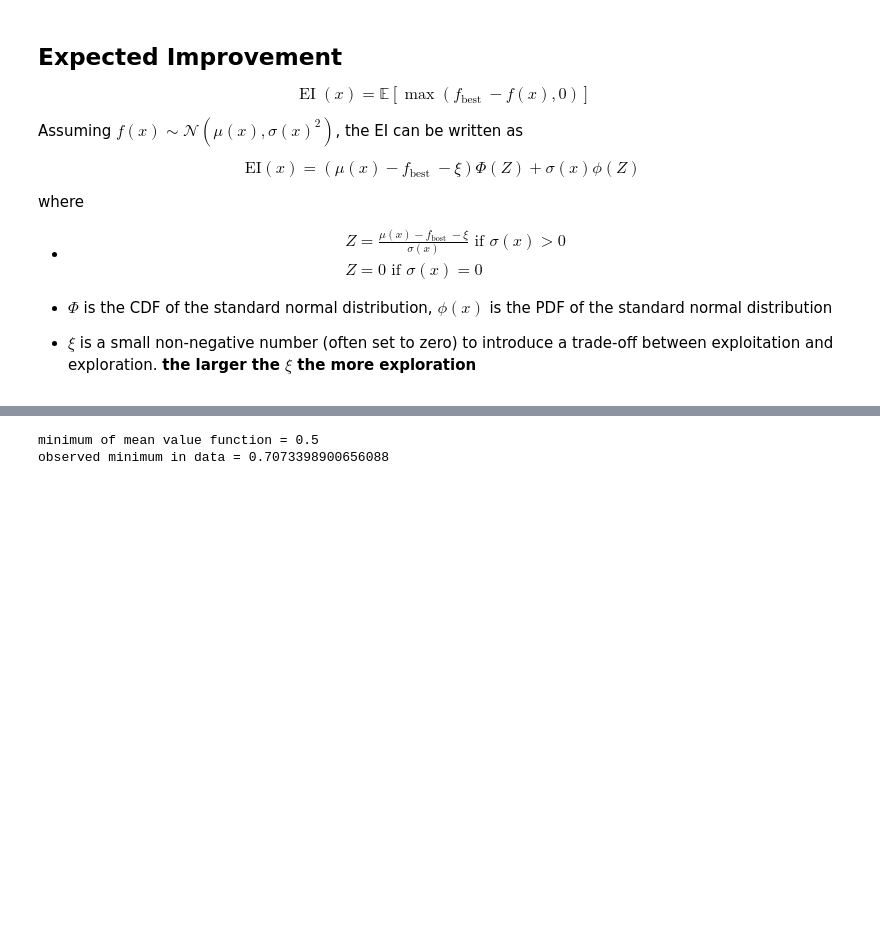
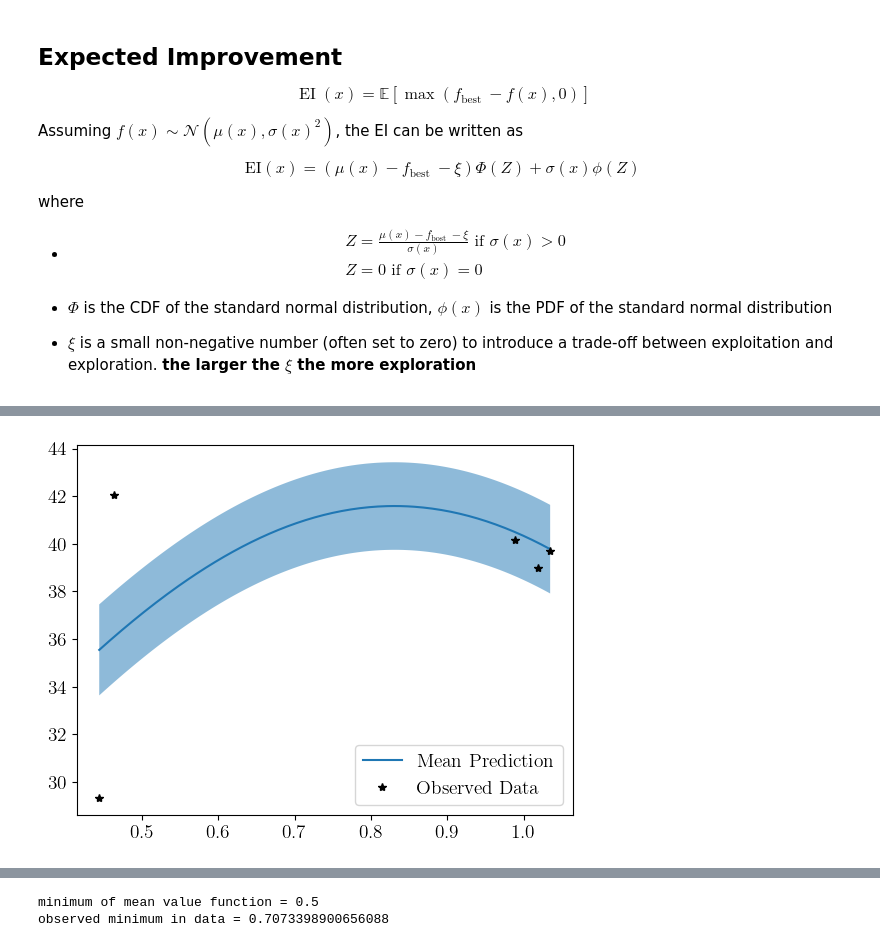
Before and after one commit to AliAlkadhim/Pythia8_SBI_Tune, a Jupyter notebook: code/BayesOpt/GPytorch_Tune_a.ipynb, the cells around one changed output, grey strips where cells are left out. Drawn from its saved outputs; the diff is of its cells as text; code cells hidden in the pictures; blank space fills up the shorter version.

```diff
--- a/code/BayesOpt/GPytorch_Tune_a.ipynb
+++ b/code/BayesOpt/GPytorch_Tune_a.ipynb
@@ -371,0 +411,20 @@ objective function = 1.559161883679592
+# %%
+def train_model(model, train_x, train_y, n_epochs, print_=False):
+    # Use the Adam optimizer
+    optimizer = torch.optim.Adam(model.parameters(), lr=0.1)  # Includes GaussianLikelihood parameters
+    likelihood = gpytorch.likelihoods.GaussianLikelihood()
+    mll = gpytorch.mlls.ExactMarginalLogLikelihood(likelihood, model)
+
+
+    # Optimize the model
+
+    for epoch in range(n_epochs):
+        optimizer.zero_grad()
+        output = model(train_x)
+        loss = - mll(output, train_y)
+        if print_:
+            print(f'epoch {epoch}, Loss = {loss}')
+        loss.backward()
+        optimizer.step()
+# %%
+train_model(model, train_x_a, train_y_a, 50, print_=True)
@@ -372,3 +462,7 @@ objective function = 1.559161883679592
+# %%
+plot_model(model)
+# %% [output]
+[figure, added]
 # %%
 class Sample_param:
     def __init__(self, param, size):
```
Also changed, not shown: parts of 20 cells of this notebook.
